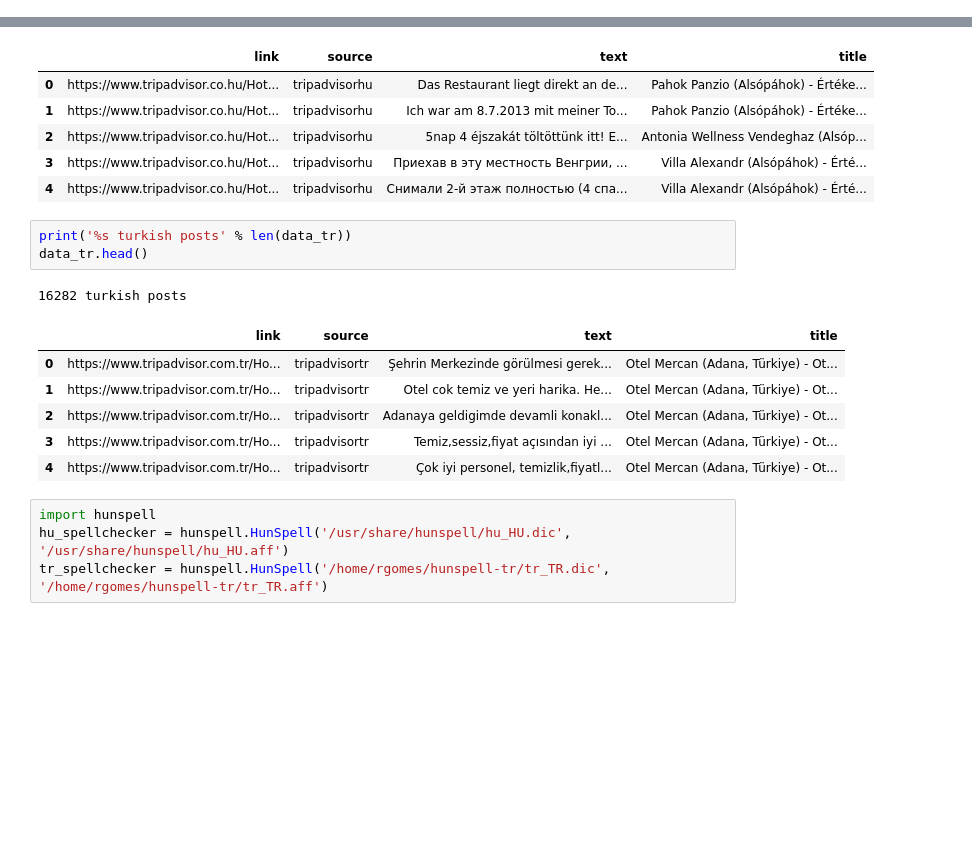
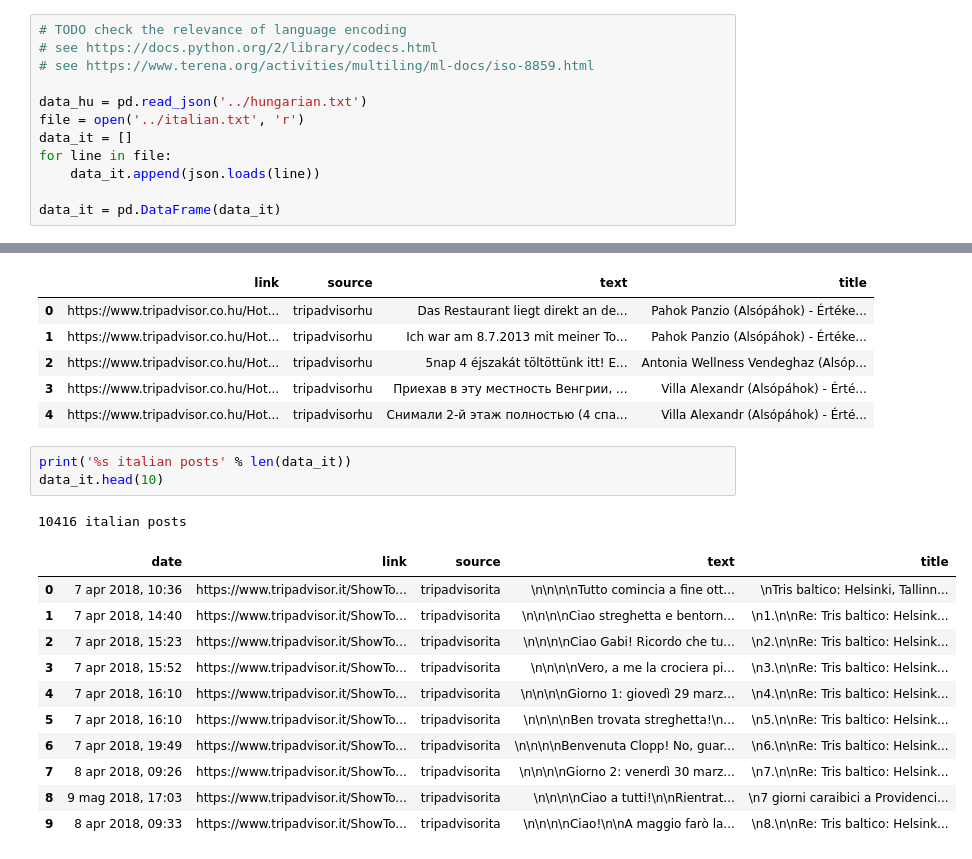
Before and after one commit to rvitorgomes/tripadvisor-crawler, a Jupyter notebook: tcc/notebooks/data_exploration_v1.ipynb, the cells around one changed output, grey strips where cells are left out. Drawn from its saved outputs; the diff is of its cells as text; blank space fills up the shorter version.

Commit message:
add lot more data exploration

```diff
--- a/tcc/notebooks/data_exploration_v1.ipynb
+++ b/tcc/notebooks/data_exploration_v1.ipynb
@@ -7,0 +18,12 @@ data_tr = pd.read_json('../turkish.txt')
+# %%
+# TODO check the relevance of language encoding
+# see https://docs.python.org/2/library/codecs.html
+# see https://www.terena.org/activities/multiling/ml-docs/iso-8859.html
+
+data_hu = pd.read_json('../hungarian.txt')
+file = open('../italian.txt', 'r')
+data_it = []
+for line in file:
+    data_it.append(json.loads(line))
+
+data_it = pd.DataFrame(data_it)
@@ -17,17 +63,18 @@ data_hu.head()
 | 3 | https://www.tripadvisor.co.hu/Hot... | tripadvisorhu | Приехав в эту местность Венгрии, ... | Villa Alexandr (Alsópáhok) - Érté... |
 | 4 | https://www.tripadvisor.co.hu/Hot... | tripadvisorhu | Снимали 2-й этаж полностью (4 спа... | Villa Alexandr (Alsópáhok) - Érté... |
 # %%
-print('%s turkish posts' % len(data_tr))
-data_tr.head()
+print('%s italian posts' % len(data_it))
+data_it.head(10)
 # %% [output]
-16282 turkish posts
+10416 italian posts
-|  | link | source | text | title |
-| 0 | https://www.tripadvisor.com.tr/Ho... | tripadvisortr | Şehrin Merkezinde görülmesi gerek... | Otel Mercan (Adana, Türkiye) - Ot... |
-| 1 | https://www.tripadvisor.com.tr/Ho... | tripadvisortr | Otel cok temiz ve yeri harika. He... | Otel Mercan (Adana, Türkiye) - Ot... |
-| 2 | https://www.tripadvisor.com.tr/Ho... | tripadvisortr | Adanaya geldigimde devamli konakl... | Otel Mercan (Adana, Türkiye) - Ot... |
-| 3 | https://www.tripadvisor.com.tr/Ho... | tripadvisortr | Temiz,sessiz,fiyat açısından iyi ... | Otel Mercan (Adana, Türkiye) - Ot... |
-| 4 | https://www.tripadvisor.com.tr/Ho... | tripadvisortr | Çok iyi personel, temizlik,fiyatl... | Otel Mercan (Adana, Türkiye) - Ot... |
+|  | date | link | source | text | title |
+| 0 | 7 apr 2018, 10:36 | https://www.tripadvisor.it/ShowTo... | tripadvisorita | \n\n\n\nTutto comincia a fine ott... | \nTris baltico: Helsinki, Tallinn... |
+| 1 | 7 apr 2018, 14:40 | https://www.tripadvisor.it/ShowTo... | tripadvisorita | \n\n\n\nCiao streghetta e bentorn... | \n1.\n\nRe: Tris baltico: Helsink... |
+| 2 | 7 apr 2018, 15:23 | https://www.tripadvisor.it/ShowTo... | tripadvisorita | \n\n\n\nCiao Gabi! Ricordo che tu... | \n2.\n\nRe: Tris baltico: Helsink... |
+| 3 | 7 apr 2018, 15:52 | https://www.tripadvisor.it/ShowTo... | tripadvisorita | \n\n\n\nVero, a me la crociera pi... | \n3.\n\nRe: Tris baltico: Helsink... |
+| 4 | 7 apr 2018, 16:10 | https://www.tripadvisor.it/ShowTo... | tripadvisorita | \n\n\n\nGiorno 1: giovedì 29 marz... | \n4.\n\nRe: Tris baltico: Helsink... |
+| 5 | 7 apr 2018, 16:10 | https://www.tripadvisor.it/ShowTo... | tripadvisorita | \n\n\n\nBen trovata streghetta!\n... | \n5.\n\nRe: Tris baltico: Helsink... |
+| 6 | 7 apr 2018, 19:49 | https://www.tripadvisor.it/ShowTo... | tripadvisorita | \n\n\n\nBenvenuta Clopp! No, guar... | \n6.\n\nRe: Tris baltico: Helsink... |
+| 7 | 8 apr 2018, 09:26 | https://www.tripadvisor.it/ShowTo... | tripadvisorita | \n\n\n\nGiorno 2: venerdì 30 marz... | \n7.\n\nRe: Tris baltico: Helsink... |
+| 8 | 9 mag 2018, 17:03 | https://www.tripadvisor.it/ShowTo... | tripadvisorita | \n\n\n\nCiao a tutti!\n\nRientrat... | \n7 giorni caraibici a Providenci... |
+| 9 | 8 apr 2018, 09:33 | https://www.tripadvisor.it/ShowTo... | tripadvisorita | \n\n\n\nCiao!\n\nA maggio farò la... | \n8.\n\nRe: Tris baltico: Helsink... |
-# %%
-import hunspell
-hu_spellchecker = hunspell.HunSpell('/usr/share/hunspell/hu_HU.dic', '/usr/share/hunspell/hu_HU.aff')
-tr_spellchecker = hunspell.HunSpell('/home/rgomes/hunspell-tr/tr_TR.dic', '/home/rgomes/hunspell-tr/tr_TR.aff')
```
Also changed, not shown: parts of 17 cells of this notebook, 3 other files.
